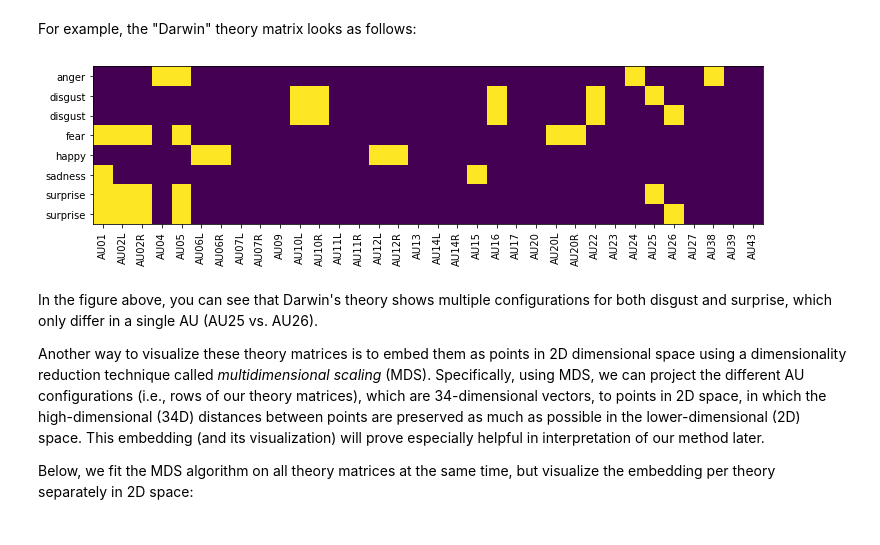
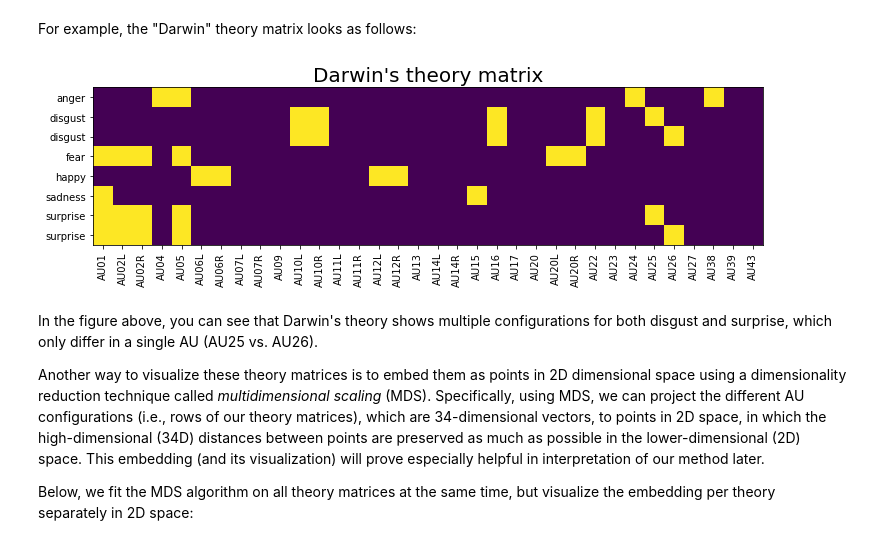
Before and after one commit to lukassnoek/hypothesis-kernel-analysis, a Jupyter notebook: notebooks/theory_kernel_analysis.ipynb, the cells around one changed output. Cells and saved outputs as stored; diff of their text form; code cells hidden in the pictures.

```diff
--- a/notebooks/theory_kernel_analysis.ipynb
+++ b/notebooks/theory_kernel_analysis.ipynb
@@ -513,12 +523,13 @@ For example, the "Darwin" theory matrix looks as follows:
 # %%
 fig, ax = plt.subplots(figsize=(12, 5))
 ax.imshow(t_df['Darwin'])
+ax.set_title("Darwin's theory matrix", fontsize=20)
 ax.set_xticks(range(t_df['Darwin'].shape[1]))
 ax.set_xticklabels(t_df['Darwin'].columns, rotation=90)
 ax.set_yticks(range(t_df['Darwin'].shape[0]))
 ax.set_yticklabels(t_df['Darwin'].index);
 # %% [output]
-[figure, old version]
+[figure, new version]
 # %% [markdown]
 In the figure above, you can see that Darwin's theory shows multiple configurations for both disgust and surprise, which only differ in a single AU (AU25 vs. AU26).
 
```
Also changed, not shown: parts of 46 cells of this notebook.
